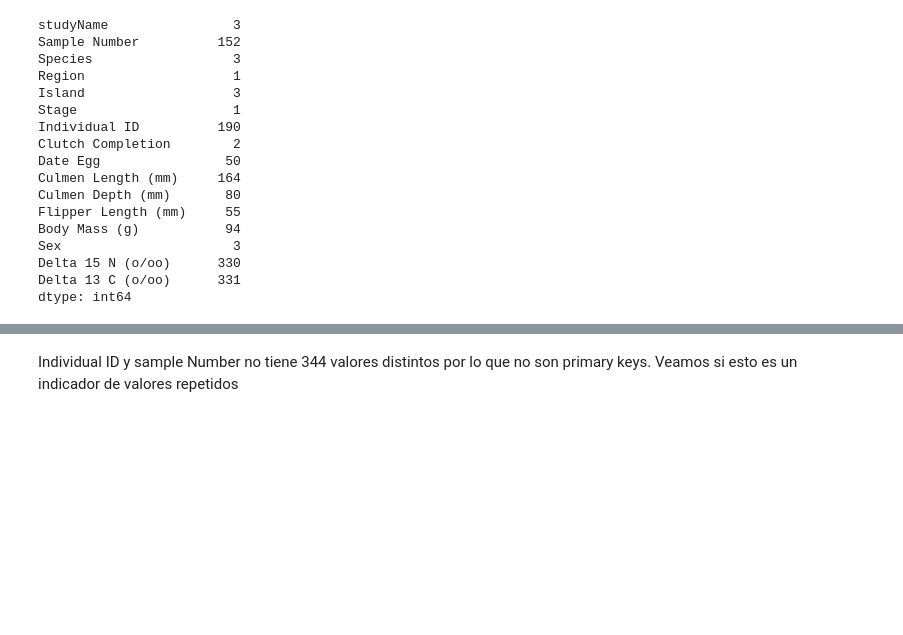
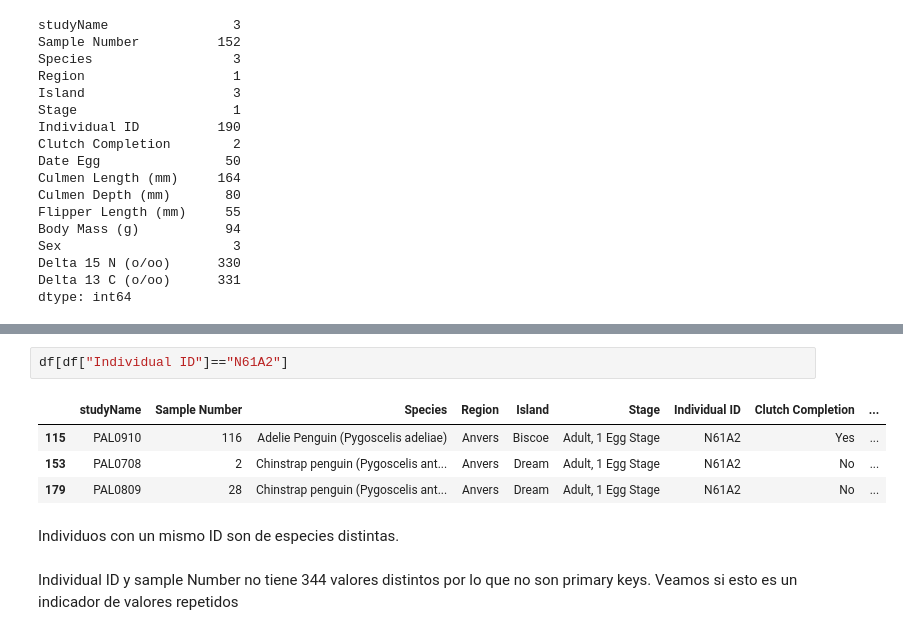
Before and after one commit to teresababio/Project_Penguin, a Jupyter notebook: dashboard/limpieza_datos.ipynb, the cells around one changed output, grey strips where cells are left out. Saved outputs shown, nothing was run; the diff lists cells and outputs as text; blank space fills up the shorter version.

```diff
--- a/dashboard/limpieza_datos.ipynb
+++ b/dashboard/limpieza_datos.ipynb
@@ -178,3 +193,12 @@ dtype: int64
+# %%
+df[df["Individual ID"]=="N61A2"]
+# %% [output]
+|  | studyName | Sample Number | Species | Region | Island | Stage | Individual ID | Clutch Completion | ... |
+| 115 | PAL0910 | 116 | Adelie Penguin (Pygoscelis adeliae) | Anvers | Biscoe | Adult, 1 Egg Stage | N61A2 | Yes | ... |
+| 153 | PAL0708 | 2 | Chinstrap penguin (Pygoscelis ant... | Anvers | Dream | Adult, 1 Egg Stage | N61A2 | No | ... |
+| 179 | PAL0809 | 28 | Chinstrap penguin (Pygoscelis ant... | Anvers | Dream | Adult, 1 Egg Stage | N61A2 | No | ... |
+# %% [markdown]
+Individuos con un mismo ID son de especies distintas.
 # %% [markdown]
 Individual ID y sample Number no tiene 344 valores distintos por lo que no son primary keys.
 Veamos si esto es un indicador de valores repetidos
```
Also changed, not shown: parts of 12 cells of this notebook, 1 other file.
